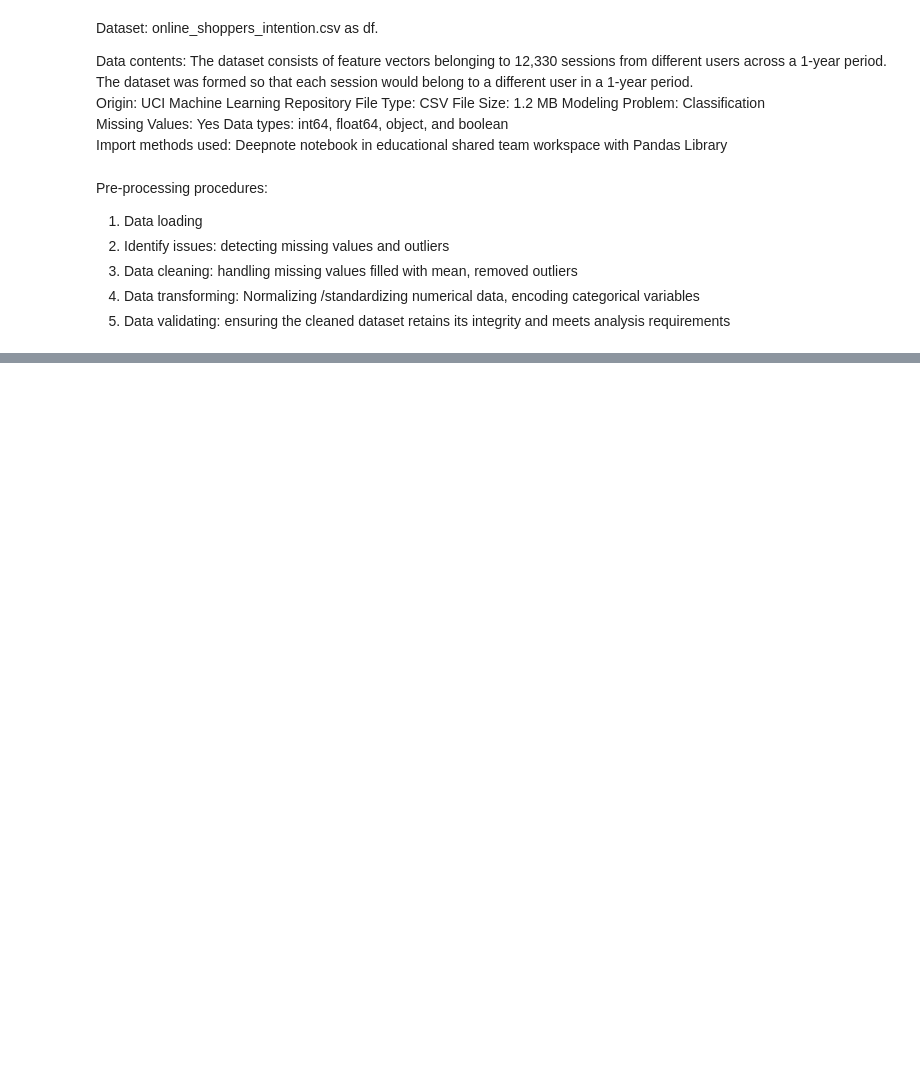
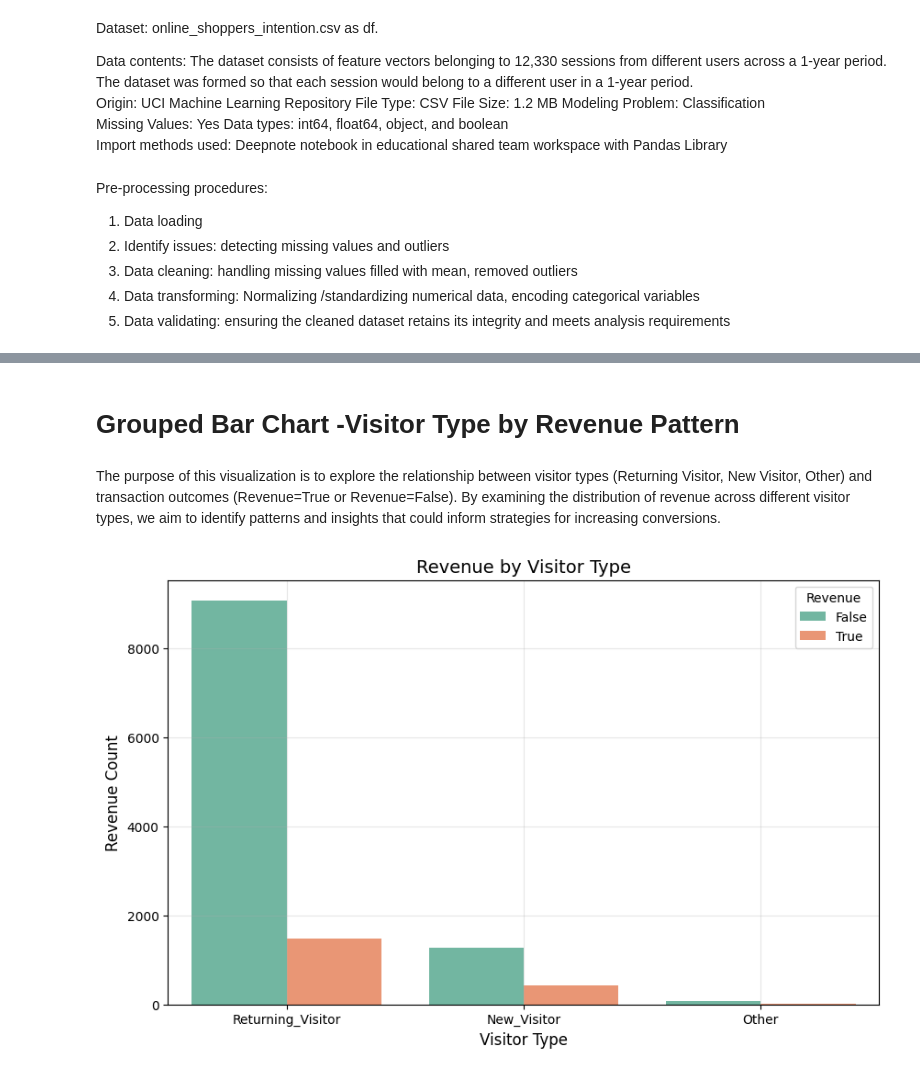
Before and after one commit to bartteeuwen/USD-Data-Science-Programming-Class, a Jupyter notebook: Data_Science_Programming.ipynb, the cells around one changed output, grey strips where cells are left out. Cells and saved outputs as stored; diff of their text form; code cells hidden in the pictures; blank space fills up the shorter version.

```diff
--- a/Data_Science_Programming.ipynb
+++ b/Data_Science_Programming.ipynb
@@ -74,0 +751,22 @@ FileNotFoundError: [Errno 2] No such file or directory: 'online_shoppers_intenti
+# %% [markdown]
+# Grouped Bar Chart -Visitor Type by Revenue Pattern
+# %% [markdown]
+The purpose of this visualization is to explore the relationship between visitor types (Returning Visitor, New Visitor, Other) and transaction outcomes (Revenue=True or Revenue=False). By examining the distribution of revenue across different visitor types, we aim to identify patterns and insights that could inform strategies for increasing conversions.
+# %%
+import matplotlib.pyplot as plt
+import seaborn as sns  # Import seaborn for countplot
+
+# Load the cleaned dataset （cleaned_df）
+# Create a bar plot for VisitorType and Revenue
+plt.figure(figsize=(10, 6))
+sns.countplot(data=cleaned_df, x='VisitorType', hue='Revenue', palette='Set2')
+
+# Customize the plot
+plt.title('Revenue by Visitor Type', fontsize=14)
+plt.xlabel('Visitor Type', fontsize=12)
+plt.ylabel('Revenue Count', fontsize=12)
+plt.legend(title='Revenue', loc='upper right')
+plt.grid(alpha=0.3)
+plt.show()
+# %% [output]
+[figure, added]
```
Also changed, not shown: parts of 55 cells of this notebook.
